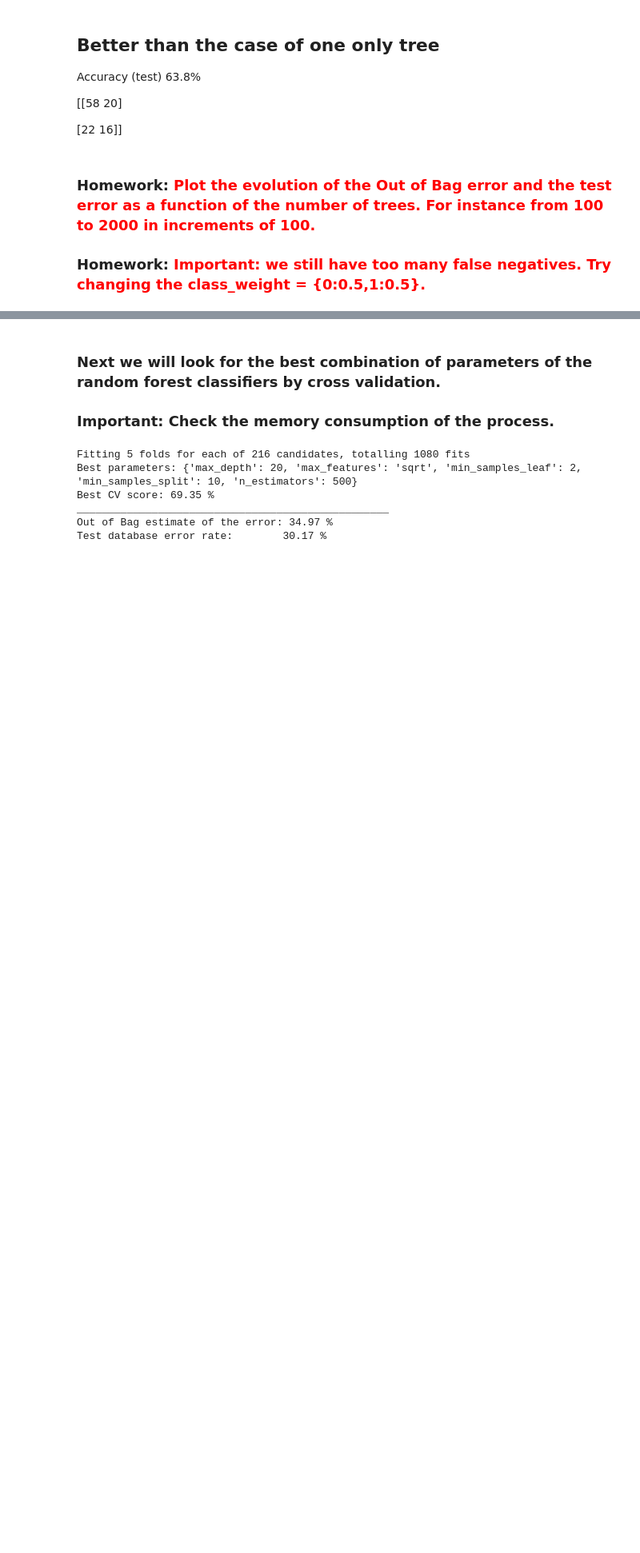
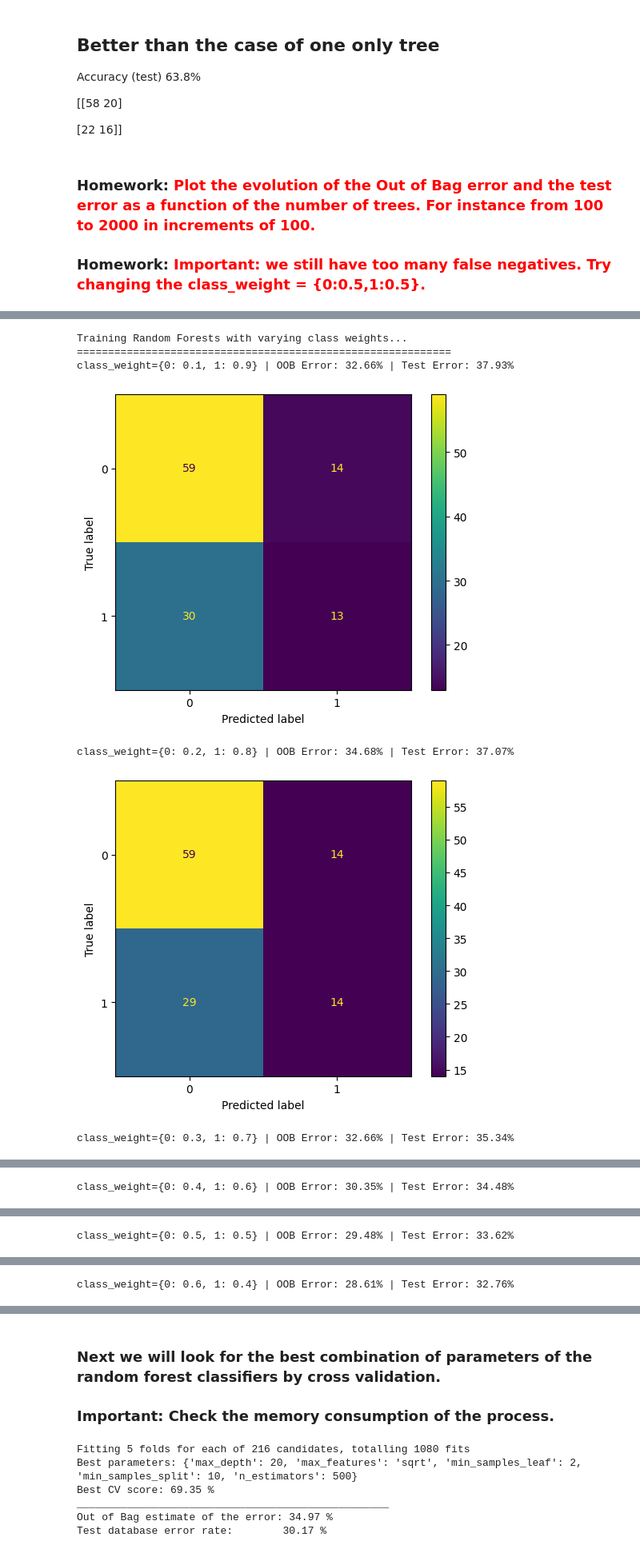
Before and after one commit to MarcelLopezLopez/MLEARN, a Jupyter notebook: Practicas/SeventhPractice/SeventhPractice.ipynb, the cells around one changed output, grey strips where cells are left out. Shown at 80% size. Saved outputs shown, nothing was run; the diff lists cells and outputs as text; code cells hidden in the pictures; blank space fills up the shorter version.

```diff
--- a/Practicas/SeventhPractice/SeventhPractice.ipynb
+++ b/Practicas/SeventhPractice/SeventhPractice.ipynb
@@ -239,0 +309,77 @@ Accuracy (test)  63.8%
+# %%
+# Plot evolution of OOB error and Test error vs class weights
+# We will train models with different class_weight configurations
+
+class_weights_range = [
+    {0: 0.1, 1: 0.9},
+    {0: 0.2, 1: 0.8},
+    {0: 0.3, 1: 0.7},
+    {0: 0.4, 1: 0.6},
+    {0: 0.5, 1: 0.5},
+    {0: 0.6, 1: 0.4},
+    {0: 0.7, 1: 0.3},
+    {0: 0.8, 1: 0.2},
+    {0: 0.9, 1: 0.1}
+]
+
+oob_errors = []
+test_errors = []
+weight_labels = []
+
+print("Training Random Forests with varying class weights...")
+print("=" * 60)
+
+for weights in class_weights_range:
+    # Save label for plotting
+    label = f"{weights[0]:.1f}/{weights[1]:.1f}"
+    weight_labels.append(label)
+
+    # Create and train Random Forest
+    clf_temp = RandomForestClassifier(n_estimators=500, max_features='sqrt', oob_score=True, n_jobs=4, min_samples_split=2, min_samples_leaf=1, random_state=0, class_weight=weights)
+    clf_temp.fit(X, y)
+
+    # Compute OOB error
+    oob_error = 1 - clf_temp.oob_score_
+    oob_errors.append(oob_error * 100)
+
+    # Compute test error
+    y_pred_test = clf_temp.predict(X_tst)
+    test_accuracy = accuracy_score(y_tst, y_pred_test)
+    test_error = 1 - test_accuracy
+    test_errors.append(test_error * 100)
+
+    print(f"class_weight={weights} | OOB Error: {oob_error*100:5.2f}% | Test Error: {test_error*100:5.2f}%")
+    ConfusionMatrixDisplay.from_predictions(y_tst, y_pred_test)
+    plt.show()
+
+print("=" * 60)
+
+# Create the plot
+plt.figure(figsize=(12, 6))
+
+plt.plot(weight_labels, oob_errors, 'b-o', linewidth=2, markersize=6, label='Out-of-Bag Error', alpha=0.7)
+plt.plot(weight_labels, test_errors, 'r-s', linewidth=2, markersize=6, label='Test Error', alpha=0.7)
+plt.xlabel('Class Weight {0 / 1}', fontsize=12, fontweight='bold')
+plt.ylabel('Error Rate (%)', fontsize=12, fontweight='bold')
+plt.title('Evolution of OOB Error and Test Error\nvs Class Weights - Random Forest Classifier',fontsize=14,fontweight='bold')
+plt.legend(loc='upper right', fontsize=11)
+plt.grid(True, alpha=0.3, linestyle='--')
+
+# Add horizontal reference line
+plt.axhline(y=np.mean(test_errors),color='gray',linestyle=':',linewidth=1,alpha=0.5,label=f'Mean Test Error: {np.mean(test_errors):.2f}%')
+
+plt.tight_layout()
+plt.show()
+
+# Print summary statistics
+print("\nSummary Statistics:")
+print(f"OOB Error  - Min: {min(oob_errors):.2f}%, Max: {max(oob_errors):.2f}%, Mean: {np.mean(oob_errors):.2f}%")
+print(f"Test Error - Min: {min(test_errors):.2f}%, Max: {max(test_errors):.2f}%, Mean: {np.mean(test_errors):.2f}%")
+# %% [output]
+Training Random Forests with varying class weights...
+============================================================
+class_weight={0: 0.1, 1: 0.9} | OOB Error: 32.66% | Test Error: 37.93%
+[figure, added]
+class_weight={0: 0.2, 1: 0.8} | OOB Error: 34.68% | Test Error: 37.07%
+[figure, added]
+class_weight={0: 0.3, 1: 0.7} | OOB Error: 32.66% | Test Error: 35.34%
@@ -239,0 +387 @@ Accuracy (test)  63.8%
+class_weight={0: 0.4, 1: 0.6} | OOB Error: 30.35% | Test Error: 34.48%
@@ -239,0 +389 @@ Accuracy (test)  63.8%
+class_weight={0: 0.5, 1: 0.5} | OOB Error: 29.48% | Test Error: 33.62%
@@ -239,0 +391 @@ Accuracy (test)  63.8%
+class_weight={0: 0.6, 1: 0.4} | OOB Error: 28.61% | Test Error: 32.76%
```
Also changed, not shown: parts of 12 cells of this notebook.
